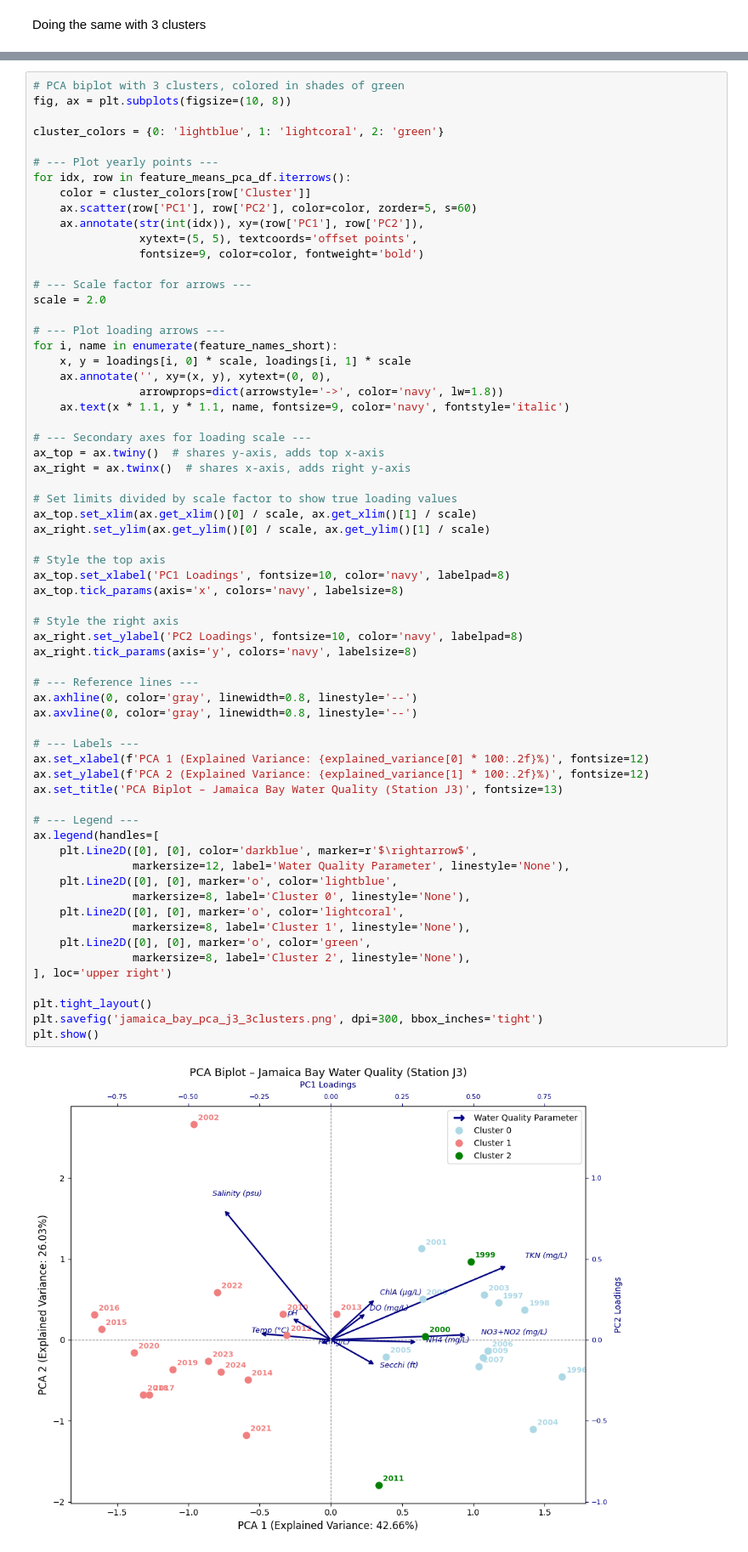
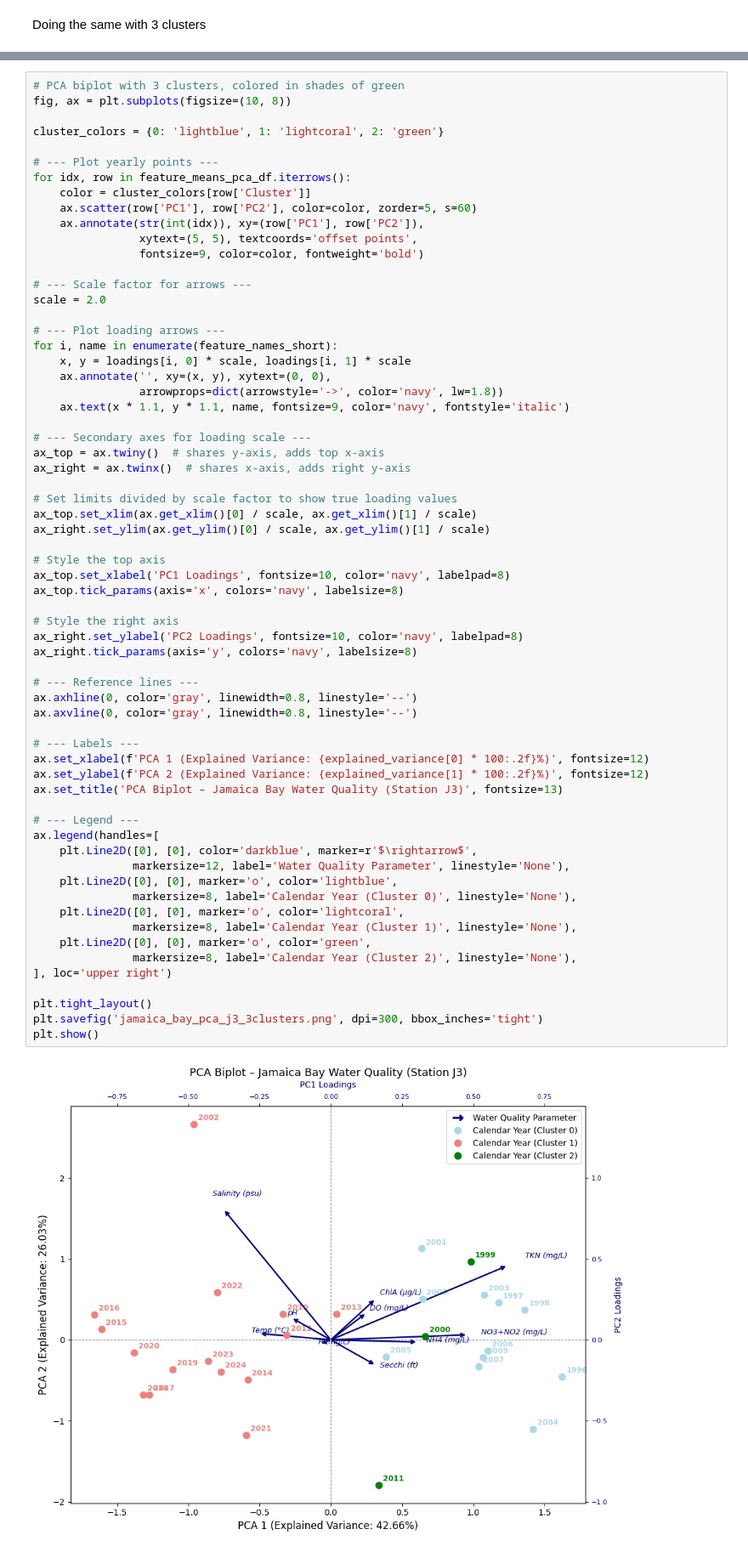
Before and after one commit to snehasri2600/Jamaica-Bay-Water-Quality_Capstone, a Jupyter notebook: Station_Data_Analyses/Station_J3/j3_analysis.ipynb, the cells around one changed output, grey strips where cells are left out. Shown at 85% size. Saved outputs shown, nothing was run; the diff lists cells and outputs as text.

Commit message:
fixed plot labels, added full PCA explained variances

```diff
--- a/Station_Data_Analyses/Station_J3/j3_analysis.ipynb
+++ b/Station_Data_Analyses/Station_J3/j3_analysis.ipynb
@@ -462,34 +462,34 @@ ax_right.set_ylim(ax.get_ylim()[0] / scale, ax.get_ylim()[1] / scale)
 # Style the top axis
 ax_top.set_xlabel('PC1 Loadings', fontsize=10, color='navy', labelpad=8)
 ax_top.tick_params(axis='x', colors='navy', labelsize=8)
 
 # Style the right axis
 ax_right.set_ylabel('PC2 Loadings', fontsize=10, color='navy', labelpad=8)
 ax_right.tick_params(axis='y', colors='navy', labelsize=8)
 
 # --- Reference lines ---
 ax.axhline(0, color='gray', linewidth=0.8, linestyle='--')
 ax.axvline(0, color='gray', linewidth=0.8, linestyle='--')
 
 # --- Labels ---
 ax.set_xlabel(f'PCA 1 (Explained Variance: {explained_variance[0] * 100:.2f}%)', fontsize=12)
 ax.set_ylabel(f'PCA 2 (Explained Variance: {explained_variance[1] * 100:.2f}%)', fontsize=12)
 ax.set_title('PCA Biplot – Jamaica Bay Water Quality (Station J3)', fontsize=13)
 
 # --- Legend ---
 ax.legend(handles=[
     plt.Line2D([0], [0], color='darkblue', marker=r'$\rightarrow$',
                markersize=12, label='Water Quality Parameter', linestyle='None'),
     plt.Line2D([0], [0], marker='o', color='lightblue',
-               markersize=8, label='Cluster 0', linestyle='None'),
+               markersize=8, label='Calendar Year (Cluster 0)', linestyle='None'),
     plt.Line2D([0], [0], marker='o', color='lightcoral',
-               markersize=8, label='Cluster 1', linestyle='None'),
+               markersize=8, label='Calendar Year (Cluster 1)', linestyle='None'),
     plt.Line2D([0], [0], marker='o', color='green',
-               markersize=8, label='Cluster 2', linestyle='None'),
+               markersize=8, label='Calendar Year (Cluster 2)', linestyle='None'),
 ], loc='upper right')
 
 plt.tight_layout()
 plt.savefig('jamaica_bay_pca_j3_3clusters.png', dpi=300, bbox_inches='tight')
 plt.show()
 # %% [output]
-[figure, old version]
+[figure, new version]
```
Also changed, not shown: parts of 2 cells of this notebook, 7 other files.
